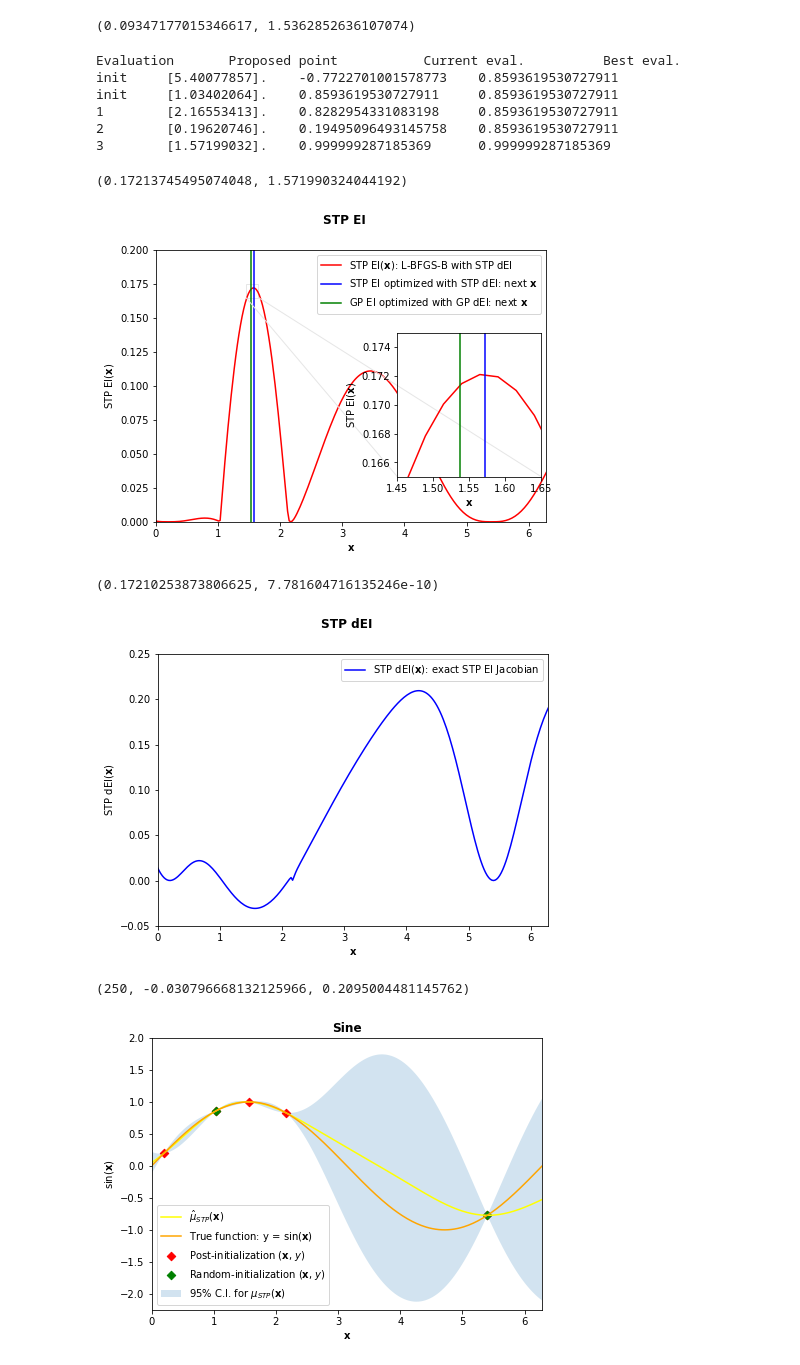
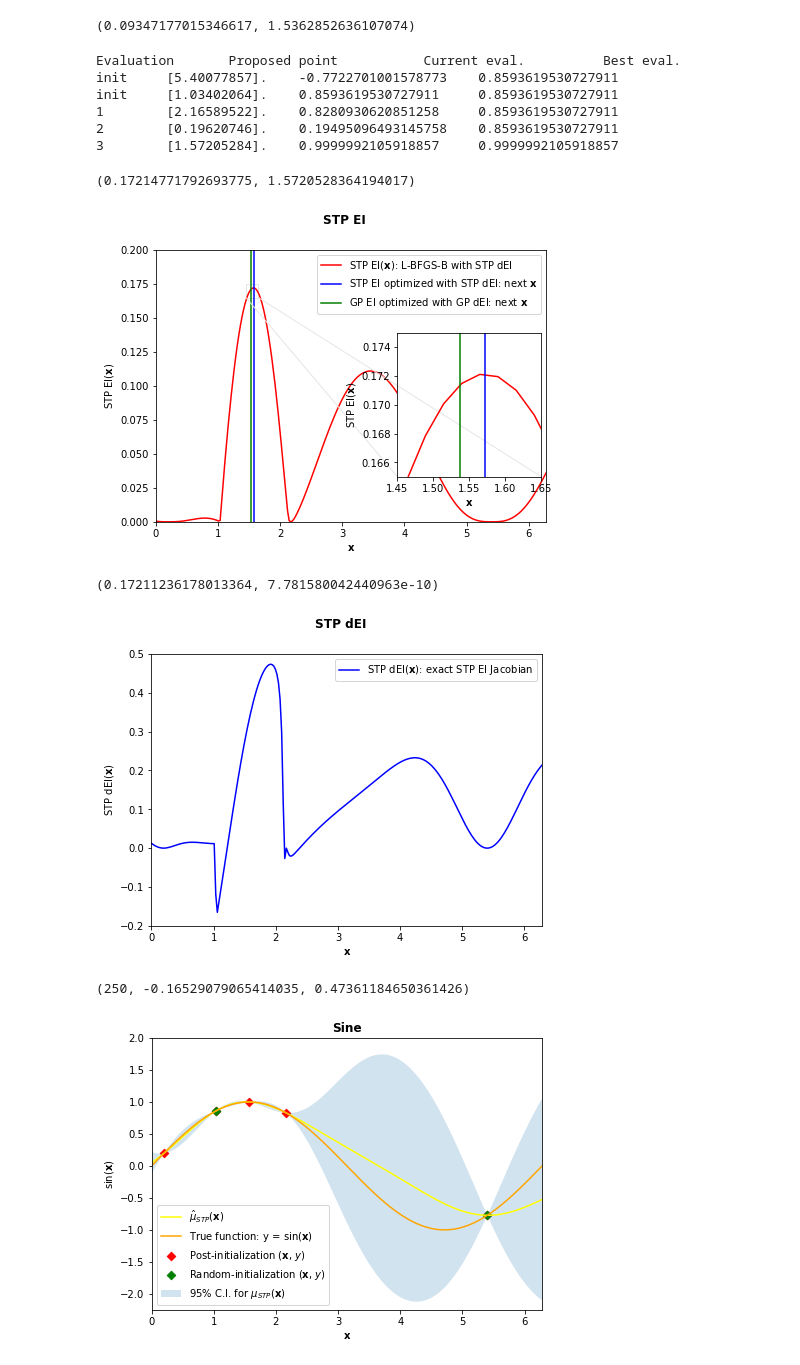
Before and after one commit to CPJClare/Exact-Jacobians-STPs, a Jupyter notebook: 1__Jacobian__STPs__Exact__Sine.ipynb, the cells around one changed output. Drawn from its saved outputs; the diff is of its cells as text; code cells hidden in the pictures.

```diff
--- a/1__Jacobian__STPs__Exact__Sine.ipynb
+++ b/1__Jacobian__STPs__Exact__Sine.ipynb
@@ -220,7 +217,7 @@ class dtStudentProcess(tStudentProcess):
     def AcqGrad(self, Xstar, return_std=False):
         r_X = l2norm_(self.X, self.X)/self.l
         K = self.sigmaf * np.exp(-1/2*r_X **2) + self.sigman * kronDelta(self.X, self.X)
-        L = cholesky(self.K11).T
+        L = cholesky(K).T
         alpha = solve(L.T, solve(L, self.y))
         Xstar = np.atleast_2d(Xstar)
         Kstar = squaredExponentialDeriv.K(self, self.X, Xstar).T
@@ -230,9 +227,11 @@ class dtStudentProcess(tStudentProcess):
         dv = solve(L, dKstar.T)
         d2v = solve(L, d2Kstar.T)
 
-        ds = -2 * np.dot(dv.T, v)
+        smd_adj = (self.nu + self.beta1 - 2) / (self.nu + self.n1 - 2)
+
+        ds = -2 * smd_adj * np.dot(dv.T, v)
         dvdv = np.dot(dv.T, dv)
-        d2s = -2 * (dvdv + d2v)
+        d2s = -2 * smd_adj * (dvdv + d2v)
 
         dm = np.dot(dKstar, alpha)
         d2m = np.dot(d2Kstar, alpha)
@@ -480,10 +479,10 @@ max(a_stp_iters1), stpgo_iters1.best[0]
 Evaluation       Proposed point           Current eval.          Best eval.
 init     [5.40077857].    -0.7722701001578773    0.8593619530727911
 init     [1.03402064].    0.8593619530727911     0.8593619530727911
-1        [2.16553413].    0.8282954331083198     0.8593619530727911
+1        [2.16589522].    0.8280930620851258     0.8593619530727911
 2        [0.19620746].    0.19495096493145758    0.8593619530727911
-3        [1.57199032].    0.999999287185369      0.999999287185369
+3        [1.57205284].    0.9999992105918857     0.9999992105918857
-(0.17213745495074048, 1.571990324044192)
+(0.17214771792693775, 1.5720528364194017)
 # %%
 def plot_dGPGO(gpgo, param, new):
     fig, ax = plt.subplots(figsize=[7,5])
@@ -517,27 +516,27 @@ def plot_dGPGO(gpgo, param, new):
 plot_dGPGO(stpgo_iters, param, new=True)
 # %% [output]
 [figure]
-(0.17210253873806625, 7.781604716135246e-10)
+(0.17211236178013364, 7.781580042440963e-10)
 # %%
 def plot_jacobian(gpgo_iters, param, new):
     plt.figure(figsize=[7,5])
     x_test = np.linspace(lb, ub, n_test).reshape((n_test, 1))
     jac_stp = np.array([-stpgo_iters.func_stp(np.atleast_1d(x))[1] for x in x_test]).flatten()
     plt.plot(x_test, jac_stp, color='b', label='STP dEI$(\mathbf{x})$: exact STP EI Jacobian')
-    plt.ylim(-0.05, 0.25)
+    plt.ylim(-0.2, 0.5)
     plt.xlim(0, 2 * np.pi)
     plt.legend(loc=0)
     plt.xlabel("$\mathbf{x}$")
     plt.ylabel("STP dEI$(\mathbf{x})$")
     title = 'STP dEI'
     plt.suptitle(title, weight = 'bold')
     plt.show()
     return len(jac_stp), min(jac_stp), max(jac_stp)
 
 plot_jacobian(stpgo_iters, param, new=True)
 # %% [output]
-[figure, old version]
+[figure, new version]
-(250, -0.030796668132125966, 0.2095004481145762)
+(250, -0.16529079065414035, 0.47361184650361426)
 # %%
 def plot_sine(gpgo, param, new=True):
     x_test = np.linspace(lb, ub, n_test).reshape((n_test, 1))
```
Also changed, not shown: parts of 4 cells of this notebook, 3 other files.
